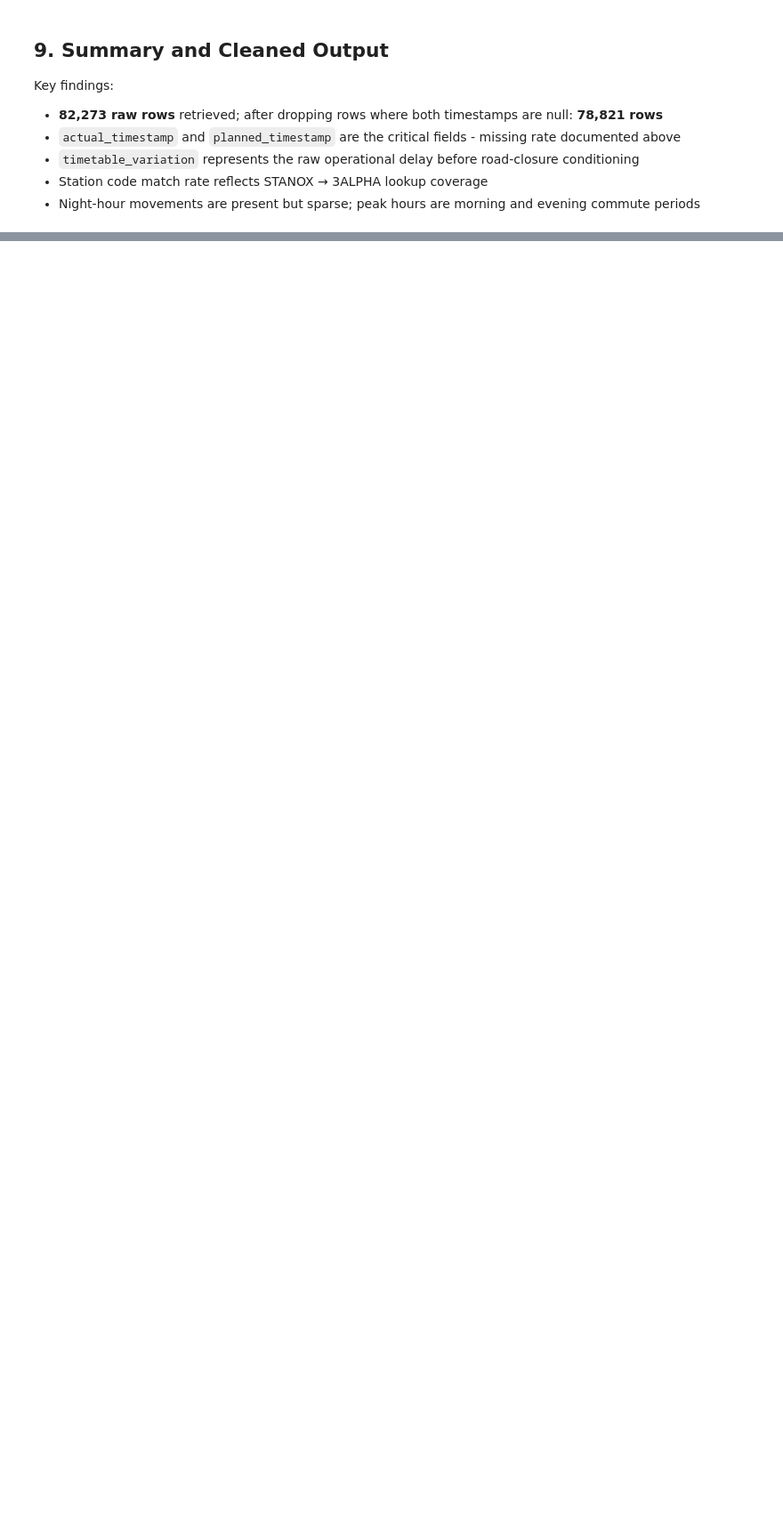
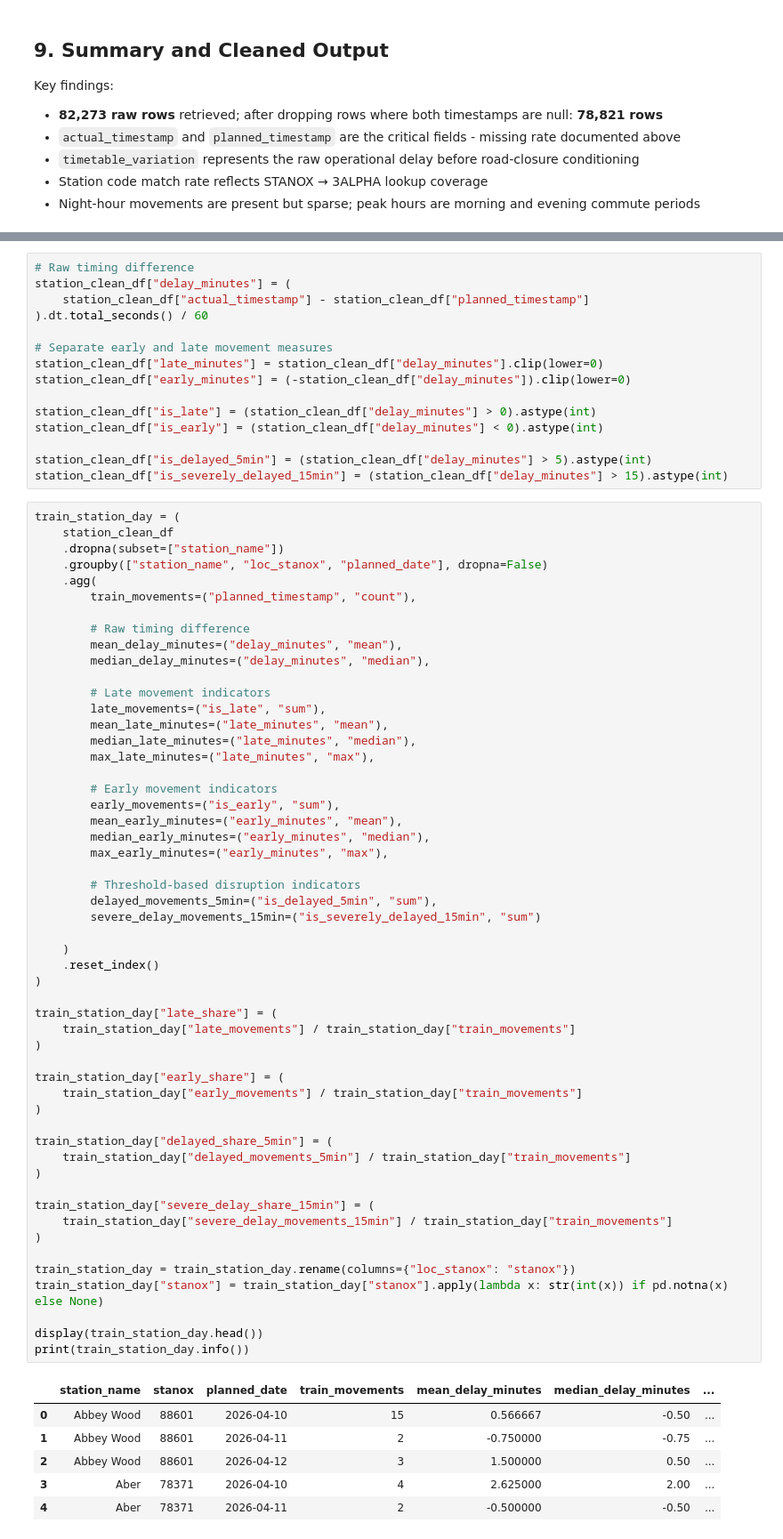
Before and after one commit to nehavadapally/master-dissertation-project, a Jupyter notebook: notebooks/eda_03_train_movements.ipynb, the cells around one changed output, grey strips where cells are left out. Shown at 89% size. Saved outputs shown, nothing was run; the diff lists cells and outputs as text; blank space fills up the shorter version.

```diff
--- a/notebooks/eda_03_train_movements.ipynb
+++ b/notebooks/eda_03_train_movements.ipynb
@@ -512,0 +549,75 @@ Saved to data/processed/train_moments_clean.parquet
+# %%
+# Raw timing difference
+station_clean_df["delay_minutes"] = (
+    station_clean_df["actual_timestamp"] - station_clean_df["planned_timestamp"]
+).dt.total_seconds() / 60
+
+# Separate early and late movement measures
+station_clean_df["late_minutes"] = station_clean_df["delay_minutes"].clip(lower=0)
+station_clean_df["early_minutes"] = (-station_clean_df["delay_minutes"]).clip(lower=0)
+
+station_clean_df["is_late"] = (station_clean_df["delay_minutes"] > 0).astype(int)
+station_clean_df["is_early"] = (station_clean_df["delay_minutes"] < 0).astype(int)
+
+station_clean_df["is_delayed_5min"] = (station_clean_df["delay_minutes"] > 5).astype(int)
+station_clean_df["is_severely_delayed_15min"] = (station_clean_df["delay_minutes"] > 15).astype(int)
+# %%
+train_station_day = (
+    station_clean_df
+    .dropna(subset=["station_name"])
+    .groupby(["station_name", "loc_stanox", "planned_date"], dropna=False)
+    .agg(
+        train_movements=("planned_timestamp", "count"),
+
+        # Raw timing difference
+        mean_delay_minutes=("delay_minutes", "mean"),
+        median_delay_minutes=("delay_minutes", "median"),
+
+        # Late movement indicators
+        late_movements=("is_late", "sum"),
+        mean_late_minutes=("late_minutes", "mean"),
+        median_late_minutes=("late_minutes", "median"),
+        max_late_minutes=("late_minutes", "max"),
+
+        # Early movement indicators
+        early_movements=("is_early", "sum"),
+        mean_early_minutes=("early_minutes", "mean"),
+        median_early_minutes=("early_minutes", "median"),
+        max_early_minutes=("early_minutes", "max"),
+
+        # Threshold-based disruption indicators
+        delayed_movements_5min=("is_delayed_5min", "sum"),
+        severe_delay_movements_15min=("is_severely_delayed_15min", "sum")
+
+    )
+    .reset_index()
+)
+
+train_station_day["late_share"] = (
+    train_station_day["late_movements"] / train_station_day["train_movements"]
+)
+
+train_station_day["early_share"] = (
+    train_station_day["early_movements"] / train_station_day["train_movements"]
+)
+
+train_station_day["delayed_share_5min"] = (
+    train_station_day["delayed_movements_5min"] / train_station_day["train_movements"]
+)
+
+train_station_day["severe_delay_share_15min"] = (
+    train_station_day["severe_delay_movements_15min"] / train_station_day["train_movements"]
+)
+
+train_station_day = train_station_day.rename(columns={"loc_stanox": "stanox"})
+train_station_day["stanox"] = train_station_day["stanox"].apply(lambda x: str(int(x)) if pd.notna(x) else None)
+
+display(train_station_day.head())
+print(train_station_day.info())
+# %% [output]
+|  | station_name | stanox | planned_date | train_movements | mean_delay_minutes | median_delay_minutes | ... |
+| 0 | Abbey Wood | 88601 | 2026-04-10 | 15 | 0.566667 | -0.50 | ... |
+| 1 | Abbey Wood | 88601 | 2026-04-11 | 2 | -0.750000 | -0.75 | ... |
+| 2 | Abbey Wood | 88601 | 2026-04-12 | 3 | 1.500000 | 0.50 | ... |
+| 3 | Aber | 78371 | 2026-04-10 | 4 | 2.625000 | 2.00 | ... |
+| 4 | Aber | 78371 | 2026-04-11 | 2 | -0.500000 | -0.50 | ... |
```
Also changed, not shown: parts of 9 cells of this notebook, 12 other files.
